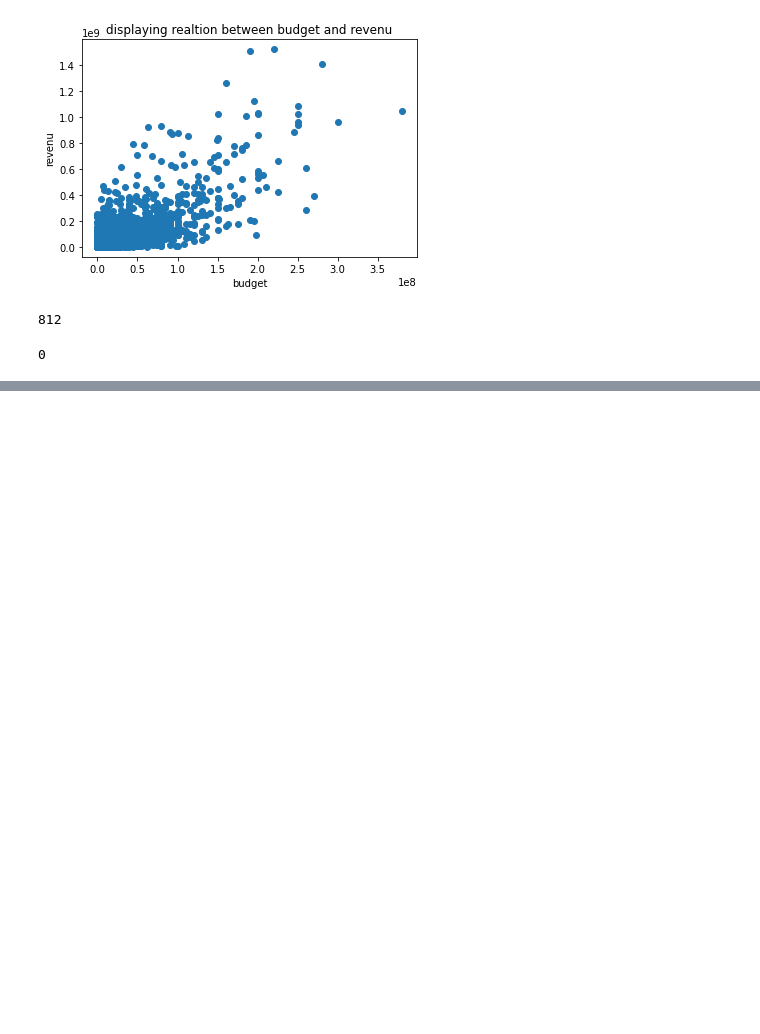
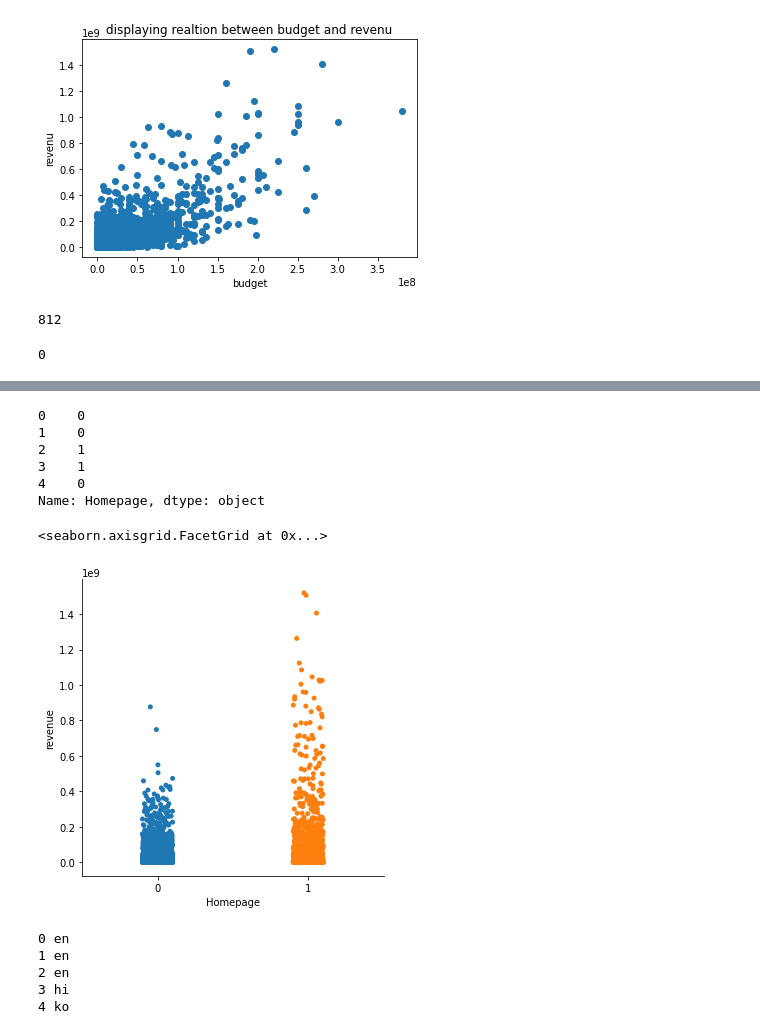
Before and after one commit to mohamedali-sc/TMDB-Box-Office-Prediction, a Jupyter notebook: model.ipynb, the cells around one changed output, grey strips where cells are left out. Cells and saved outputs as stored; diff of their text form; code cells hidden in the pictures; blank space fills up the shorter version.

```diff
--- a/model.ipynb
+++ b/model.ipynb
@@ -109,16 +120,19 @@ j = 0
 for i in trainData['genres']:
     d = get_dict(i)
     if d != {}:
-        train['genre_name'][j] = d[0]['name']
+        trainData['genre_name'][j] = d[0]['name']
     else:
-         train['genre_name'][j] = np.NaN
+         trainData['genre_name'][j] = np.NaN
     j += 1
 
 j = 0
-for i in test['genres']:
+for i in testData['genres']:
     d = get_dict(i)
     if d != {}:
-        test['genre_name'][j] = d[0]['name']
+        testData['genre_name'][j] = d[0]['name']
     else:
-         test['genre_name'][j] = np.NaN
+         testData['genre_name'][j] = np.NaN
     j += 1
+trainData.drop(['genres'], axis=1, inplace=True)
+testData.drop(['genres'], axis=1, inplace=True)
+trainData.head()
@@ -124,0 +172,21 @@ for i in test['genres']:
+# %%
+Homepage=pd.DataFrame(columns=['Homepage'])
+trainData=pd.concat([trainData,Homepage],axis=1)
+testData=pd.concat([testData,Homepage],axis=1)
+# %%
+j = 0
+for i in trainData['homepage']:
+    if str(trainData['homepage'][j]) == 'nan':
+        trainData['Homepage'][j] = 0
+    else:
+        trainData['Homepage'][j] = 1
+    j += 1
+
+j = 0
+for i in testData['homepage']:
+    if str( testData['homepage'][j]) == 'nan':
+         testData['Homepage'][j] = 0
+    else:
+         testData['Homepage'][j] = 1
+    j += 1
+trainData.head()
@@ -124,0 +217,17 @@ for i in test['genres']:
+# %%
+trainData.drop(['homepage'], axis=1, inplace=True)
+testData.drop(['homepage'], axis=1, inplace=True)
+trainData["Homepage"].head()
+# %% [output]
+0    0
+1    0
+2    1
+3    1
+4    0
+Name: Homepage, dtype: object
+# %%
+
+sns.catplot(x='Homepage',y='revenue',data=trainData)
+# %% [output]
+<seaborn.axisgrid.FacetGrid at 0x...>
+[figure, added]
@@ -125 +241,10 @@ for i in test['genres']:
+# %%
+for i,e in enumerate(trainData['original_language'][:5]):
+    print(i,e)
+# %% [output]
+0 en
+1 en
+2 en
+3 hi
+4 ko
 # %%
```
Also changed, not shown: parts of 19 cells of this notebook.
